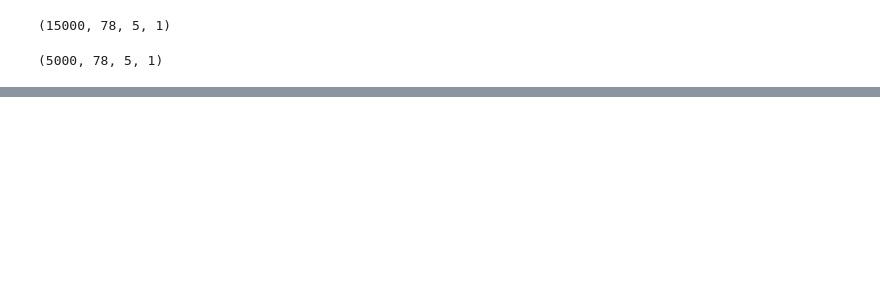
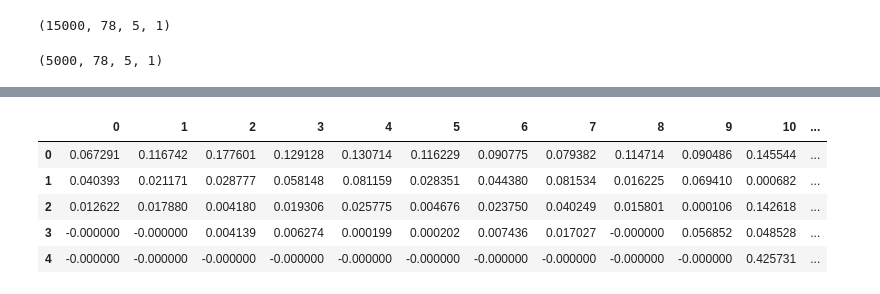
Before and after one commit to jigsaw-snu/bioinfo101, a Jupyter notebook: free-prj/codes/main.ipynb, the cells around one changed output, grey strips where cells are left out. Saved outputs shown, nothing was run; the diff lists cells and outputs as text; code cells hidden in the pictures; blank space fills up the shorter version.

```diff
--- a/free-prj/codes/main.ipynb
+++ b/free-prj/codes/main.ipynb
@@ -217,0 +226,9 @@ Error:
+# %%
+weight
+# %% [output]
+|  | 0 | 1 | 2 | 3 | 4 | 5 | 6 | 7 | 8 | 9 | 10 | ... |
+| 0 | 0.067291 | 0.116742 | 0.177601 | 0.129128 | 0.130714 | 0.116229 | 0.090775 | 0.079382 | 0.114714 | 0.090486 | 0.145544 | ... |
+| 1 | 0.040393 | 0.021171 | 0.028777 | 0.058148 | 0.081159 | 0.028351 | 0.044380 | 0.081534 | 0.016225 | 0.069410 | 0.000682 | ... |
+| 2 | 0.012622 | 0.017880 | 0.004180 | 0.019306 | 0.025775 | 0.004676 | 0.023750 | 0.040249 | 0.015801 | 0.000106 | 0.142618 | ... |
+| 3 | -0.000000 | -0.000000 | 0.004139 | 0.006274 | 0.000199 | 0.000202 | 0.007436 | 0.017027 | -0.000000 | 0.056852 | 0.048528 | ... |
+| 4 | -0.000000 | -0.000000 | -0.000000 | -0.000000 | -0.000000 | -0.000000 | -0.000000 | -0.000000 | -0.000000 | -0.000000 | 0.425731 | ... |
```
Also changed, not shown: parts of 15 cells of this notebook, 1 other file.
